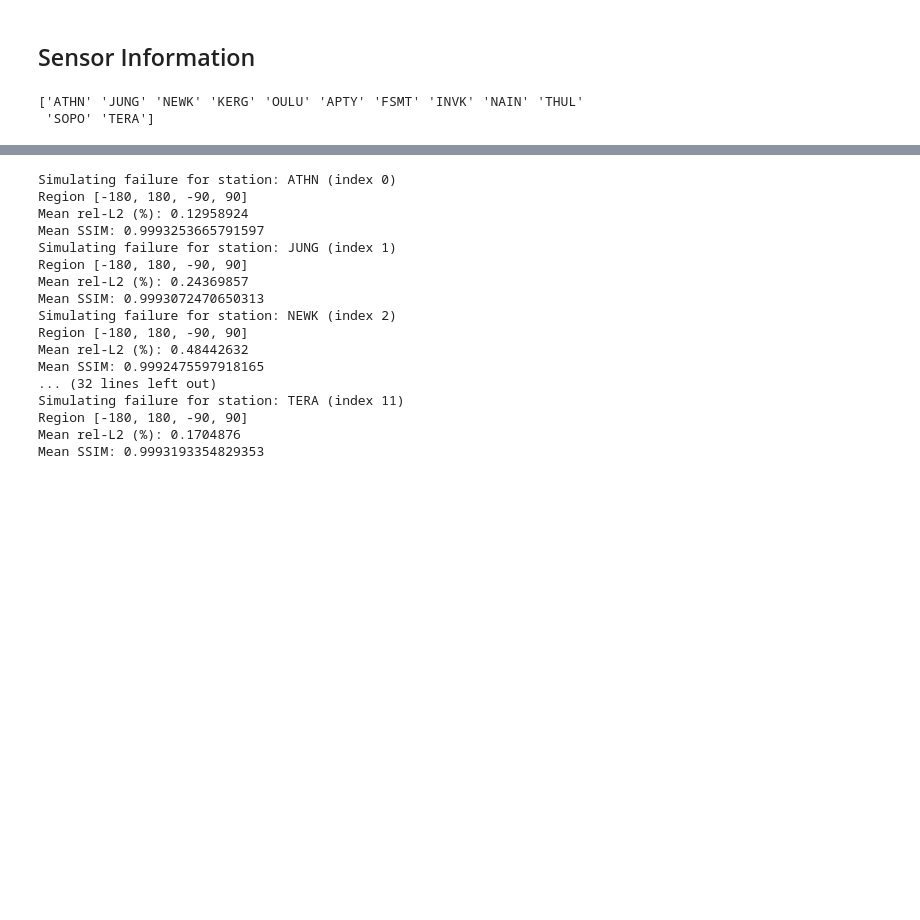
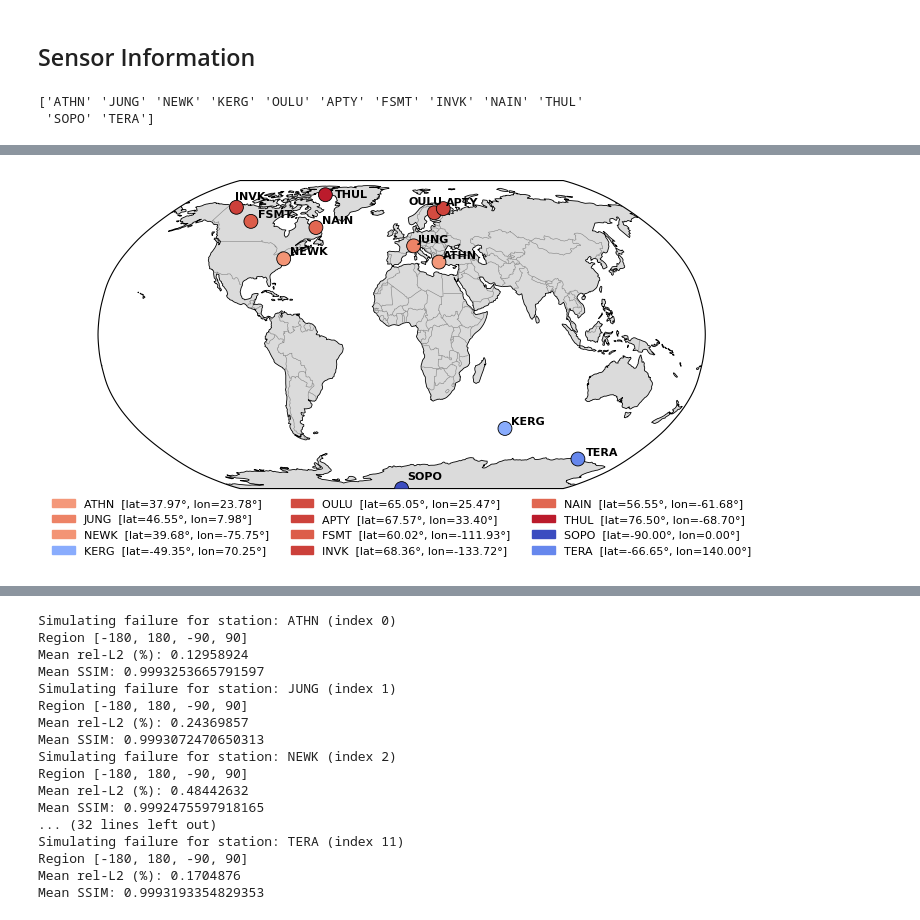
Before and after one commit to kkazuma19/CosmicRays-Operator, a Jupyter notebook: analysis/sensors/notebook.ipynb, the cells around one changed output, grey strips where cells are left out. Drawn from its saved outputs; the diff is of its cells as text; code cells hidden in the pictures; blank space fills up the shorter version.

```diff
--- a/analysis/sensors/notebook.ipynb
+++ b/analysis/sensors/notebook.ipynb
@@ -216 +216,69 @@ plt.show()
+# %%
+import matplotlib.patches as mpatches
+
+fig = plt.figure(figsize=(20, 4))
+ax = plt.axes(projection=ccrs.Robinson(central_longitude=0))
+ax.set_global()
+
+# Add base features
+ax.add_feature(cfeature.LAND, facecolor="lightgray", edgecolor="none", alpha=0.8)
+ax.add_feature(cfeature.OCEAN, facecolor="white", alpha=1.0)
+ax.coastlines(linewidth=0.6)
+ax.add_feature(cfeature.BORDERS, linewidth=0.4, edgecolor="gray")
+
+# ============================================================
+# 3. Plot stations (color by latitude)
+# ============================================================
+cmap = plt.get_cmap("coolwarm")
+norm = plt.Normalize(vmin=-90, vmax=80)  # covers your latitude range
+colors = cmap(norm(lats))
+
+sc = ax.scatter(lons, lats, c=lats, cmap=cmap, norm=norm, s=100,
+                edgecolor="k", linewidth=0.6, transform=ccrs.PlateCarree(), zorder=3)
+
+for i, name in enumerate(station_names):
+    dx, dy = 3, 2  # default offset in degrees
+
+    # Custom manual adjustments for overlapping or sensitive points
+    if name == "OULU":
+        dx, dy = -20, 5   # shift left and slightly up
+    if name == "INVK":
+        dx, dy = -10, 5  # shift left and down
+    if name == "SOPO":
+        dx, dy = 5, 10  # shift right and down
+    if name == "THUL":
+        dx, dy = 10, -2  # shift right and up
+
+    ax.text(lons[i] + dx, lats[i] + dy, name,
+            fontsize=8, fontweight="bold", color="k",
+            transform=ccrs.PlateCarree(), zorder=4)
+
+
+# ============================================================
+# 3b. Create legend entries with color markers and lat/lon labels
+# ============================================================
+legend_elements = []
+
+for i, name in enumerate(station_names):
+    color = cmap(norm(lats[i]))
+    label = f"{name}  [lat={lats[i]:.2f}°, lon={lons[i]:.2f}°]"
+    patch = mpatches.Patch(color=color, label=label)
+    legend_elements.append(patch)
+
+# Place legend outside the map for clarity
+ax.legend(handles=legend_elements,
+          loc='lower center', bbox_to_anchor=(0.5, -0.25),
+          ncol=3, fontsize=8, frameon=False,
+          title="")
+
+
+# ============================================================
+# 5. Final layout and save
+# ============================================================
+#plt.title("Global Distribution of Neutron Monitor Stations (TRON Inputs)", fontsize=15, pad=10)
+#plt.tight_layout()
+plt.savefig("analysis/sensors/station_map_clean.png", dpi=300, bbox_inches="tight")
+plt.show()
+# %% [output]
+[figure, added]
 # %%
```
Also changed, not shown: parts of 15 cells of this notebook, 7 other files.
